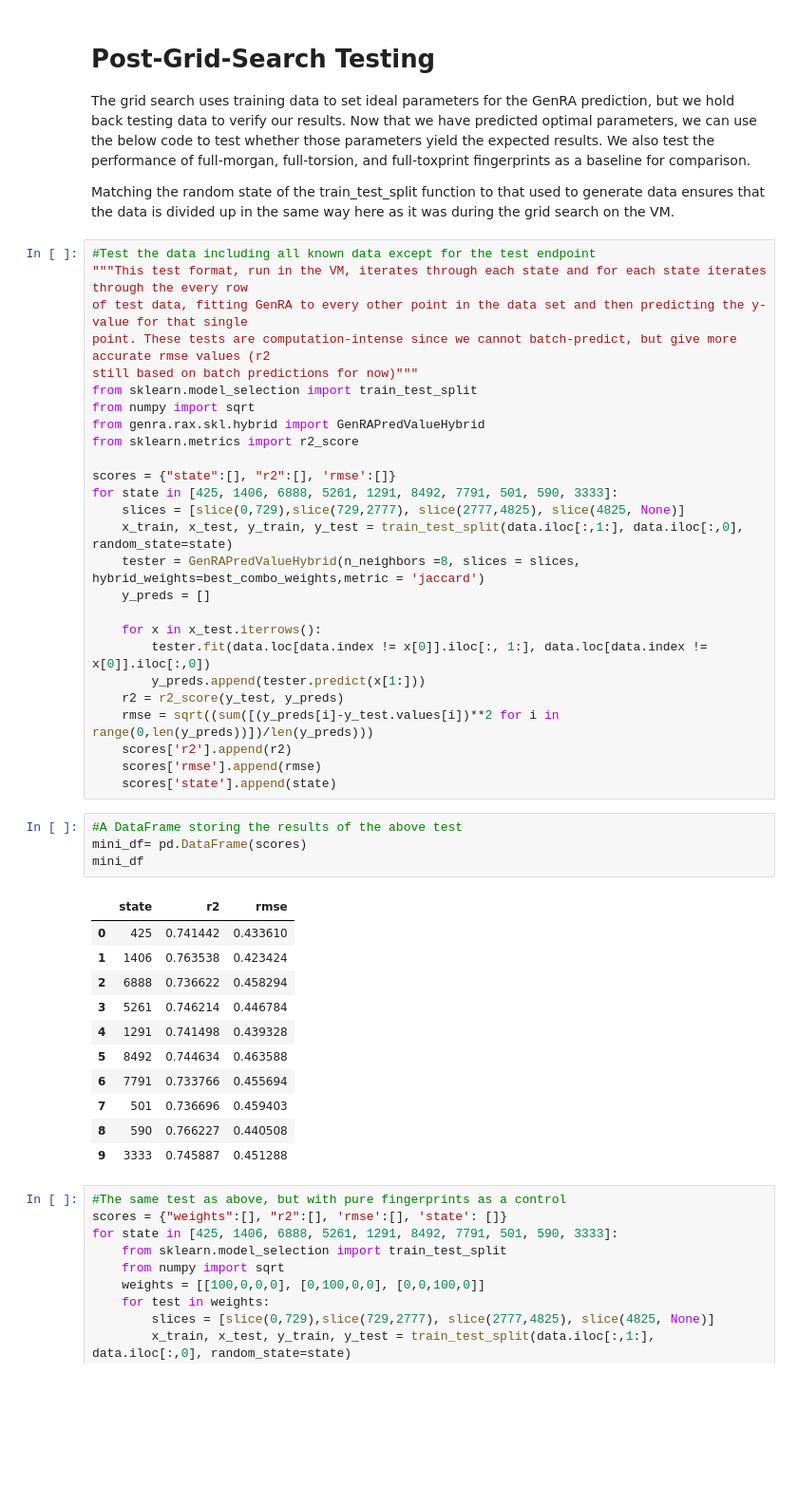
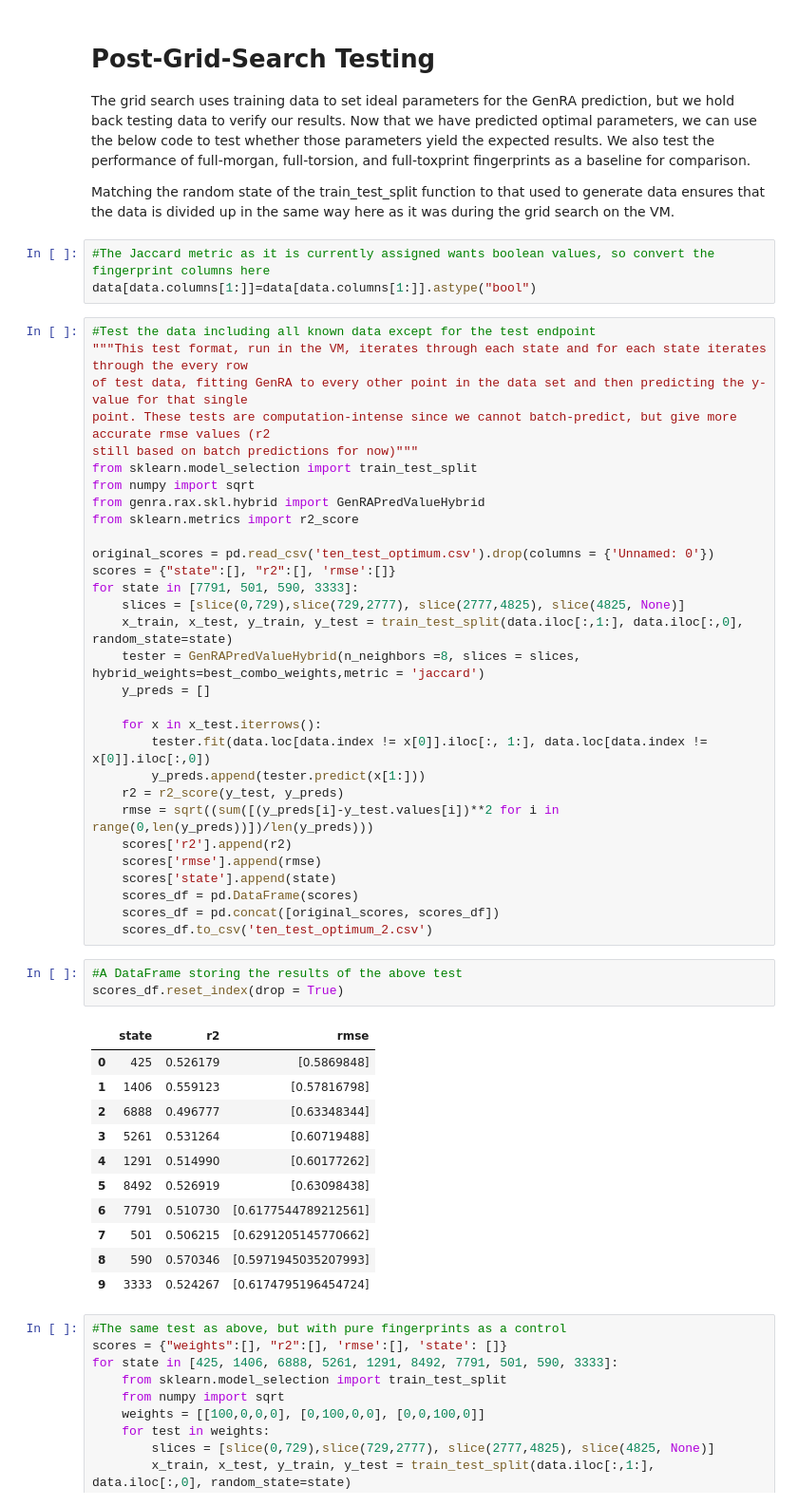
Before and after one commit to patlewig/genra-hybrid, a Jupyter notebook: notebooks/04-ajl-data_collection_LD50.ipynb, the cells around one changed output. Shown at 95% size. Drawn from its saved outputs; the diff is of its cells as text; blank space fills up the shorter version.

Commit message:
Intro to TEST data

```diff
--- a/notebooks/04-ajl-data_collection_LD50.ipynb
+++ b/notebooks/04-ajl-data_collection_LD50.ipynb
@@ -303,6 +303,9 @@ plt.show()
 The grid search uses training data to set ideal parameters for the GenRA prediction, but we hold back testing data to verify our results. Now that we have predicted optimal parameters, we can use the below code to test whether those parameters yield the expected results. We also test the performance of full-morgan, full-torsion, and full-toxprint fingerprints as a baseline for comparison.
 
 Matching the random state of the train_test_split function to that used to generate data ensures that the data is divided up in the same way here as it was during the grid search on the VM.
+# %%
+#The Jaccard metric as it is currently assigned wants boolean values, so convert the fingerprint columns here
+data[data.columns[1:]]=data[data.columns[1:]].astype("bool")
 # %%
 #Test the data including all known data except for the test endpoint
 """This test format, run in the VM, iterates through each state and for each state iterates through the every row
@@ -314,8 +317,9 @@ from numpy import sqrt
 from genra.rax.skl.hybrid import GenRAPredValueHybrid
 from sklearn.metrics import r2_score
 
+original_scores = pd.read_csv('ten_test_optimum.csv').drop(columns = {'Unnamed: 0'})
 scores = {"state":[], "r2":[], 'rmse':[]}
-for state in [425, 1406, 6888, 5261, 1291, 8492, 7791, 501, 590, 3333]:
+for state in [7791, 501, 590, 3333]:
     slices = [slice(0,729),slice(729,2777), slice(2777,4825), slice(4825, None)]
     x_train, x_test, y_train, y_test = train_test_split(data.iloc[:,1:], data.iloc[:,0], random_state=state)
     tester = GenRAPredValueHybrid(n_neighbors =8, slices = slices, hybrid_weights=best_combo_weights,metric = 'jaccard')
@@ -329,22 +333,24 @@ for state in [425, 1406, 6888, 5261, 1291, 8492, 7791, 501, 590, 3333]:
     scores['r2'].append(r2)
     scores['rmse'].append(rmse)
     scores['state'].append(state)
+    scores_df = pd.DataFrame(scores)
+    scores_df = pd.concat([original_scores, scores_df])
+    scores_df.to_csv('ten_test_optimum_2.csv')
 # %%
 #A DataFrame storing the results of the above test
-mini_df= pd.DataFrame(scores)
-mini_df
+scores_df.reset_index(drop = True)
 # %% [output]
 |  | state | r2 | rmse |
-| 0 | 425 | 0.741442 | 0.433610 |
-| 1 | 1406 | 0.763538 | 0.423424 |
-| 2 | 6888 | 0.736622 | 0.458294 |
-| 3 | 5261 | 0.746214 | 0.446784 |
-| 4 | 1291 | 0.741498 | 0.439328 |
-| 5 | 8492 | 0.744634 | 0.463588 |
-| 6 | 7791 | 0.733766 | 0.455694 |
-| 7 | 501 | 0.736696 | 0.459403 |
-| 8 | 590 | 0.766227 | 0.440508 |
-| 9 | 3333 | 0.745887 | 0.451288 |
+| 0 | 425 | 0.526179 | [0.5869848] |
+| 1 | 1406 | 0.559123 | [0.57816798] |
+| 2 | 6888 | 0.496777 | [0.63348344] |
+| 3 | 5261 | 0.531264 | [0.60719488] |
+| 4 | 1291 | 0.514990 | [0.60177262] |
+| 5 | 8492 | 0.526919 | [0.63098438] |
+| 6 | 7791 | 0.510730 | [0.6177544789212561] |
+| 7 | 501 | 0.506215 | [0.6291205145770662] |
+| 8 | 590 | 0.570346 | [0.5971945035207993] |
+| 9 | 3333 | 0.524267 | [0.6174795196454724] |
 # %%
 #The same test as above, but with pure fingerprints as a control
 scores = {"weights":[], "r2":[], 'rmse':[], 'state': []}
```
Also changed, not shown: parts of 8 cells of this notebook, 1 other file.
